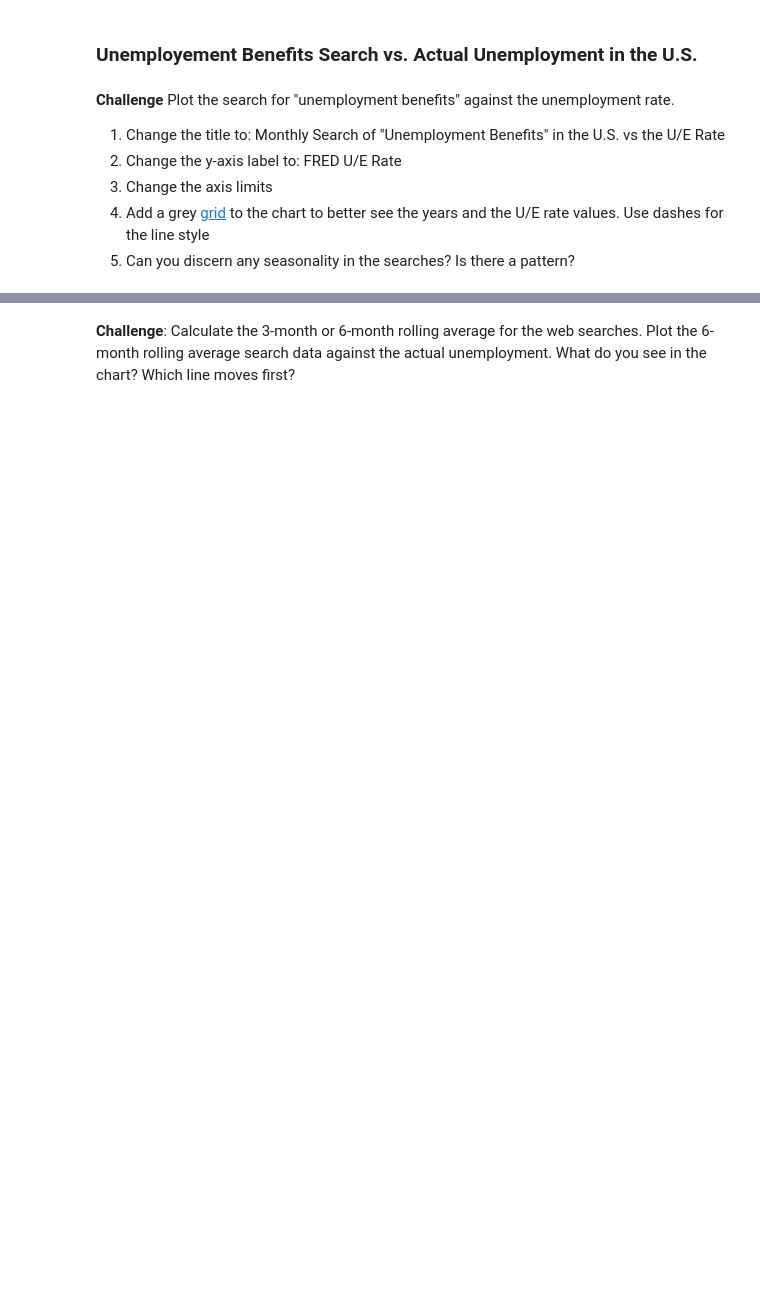
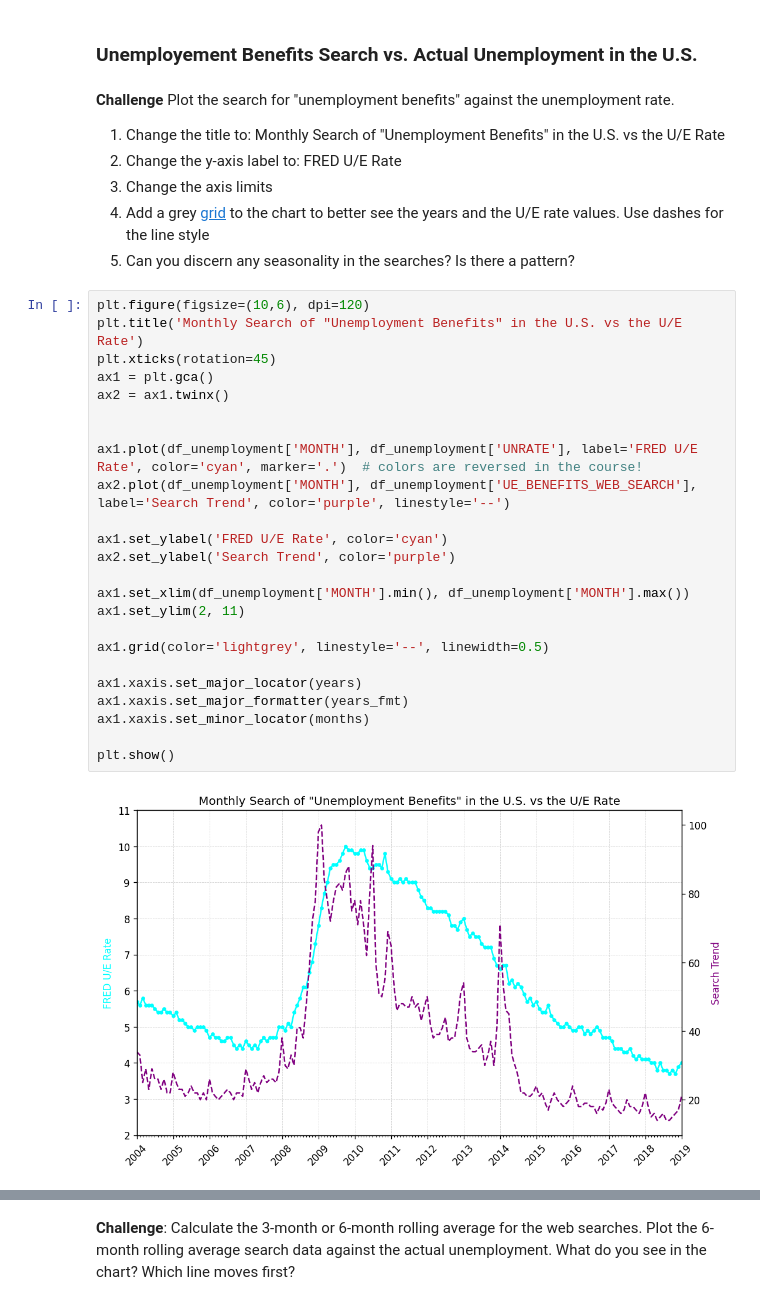
Before and after one commit to yakubszatkowski/100-days-python, a Jupyter notebook: push/Google_Trends_and_Data_Visualisation_(start).ipynb, the cells around one changed output, grey strips where cells are left out. Cells and saved outputs as stored; diff of their text form; blank space fills up the shorter version.

```diff
--- a/push/Google_Trends_and_Data_Visualisation_(start).ipynb
+++ b/push/Google_Trends_and_Data_Visualisation_(start).ipynb
@@ -205,3 +463,29 @@ How to add tick formatting for dates on the x-axis.
 3. Change the axis limits <br>
 4. Add a grey [grid](https://matplotlib.org/3.2.1/api/_as_gen/matplotlib.pyplot.grid.html) to the chart to better see the years and the U/E rate values. Use dashes for the line style<br>
 5. Can you discern any seasonality in the searches? Is there a pattern?
+# %%
+plt.figure(figsize=(10,6), dpi=120)
+plt.title('Monthly Search of "Unemployment Benefits" in the U.S. vs the U/E Rate')
+plt.xticks(rotation=45)
+ax1 = plt.gca()
+ax2 = ax1.twinx()
+
+
+ax1.plot(df_unemployment['MONTH'], df_unemployment['UNRATE'], label='FRED U/E Rate', color='cyan', marker='.')  # colors are reversed in the course!
+ax2.plot(df_unemployment['MONTH'], df_unemployment['UE_BENEFITS_WEB_SEARCH'], label='Search Trend', color='purple', linestyle='--')
+
+ax1.set_ylabel('FRED U/E Rate', color='cyan')
+ax2.set_ylabel('Search Trend', color='purple')
+
+ax1.set_xlim(df_unemployment['MONTH'].min(), df_unemployment['MONTH'].max())
+ax1.set_ylim(2, 11)
+
+ax1.grid(color='lightgrey', linestyle='--', linewidth=0.5)
+
+ax1.xaxis.set_major_locator(years)
+ax1.xaxis.set_major_formatter(years_fmt)
+ax1.xaxis.set_minor_locator(months)
+
+plt.show()
+# %% [output]
+[figure, added]
```
Also changed, not shown: parts of 43 cells of this notebook.
